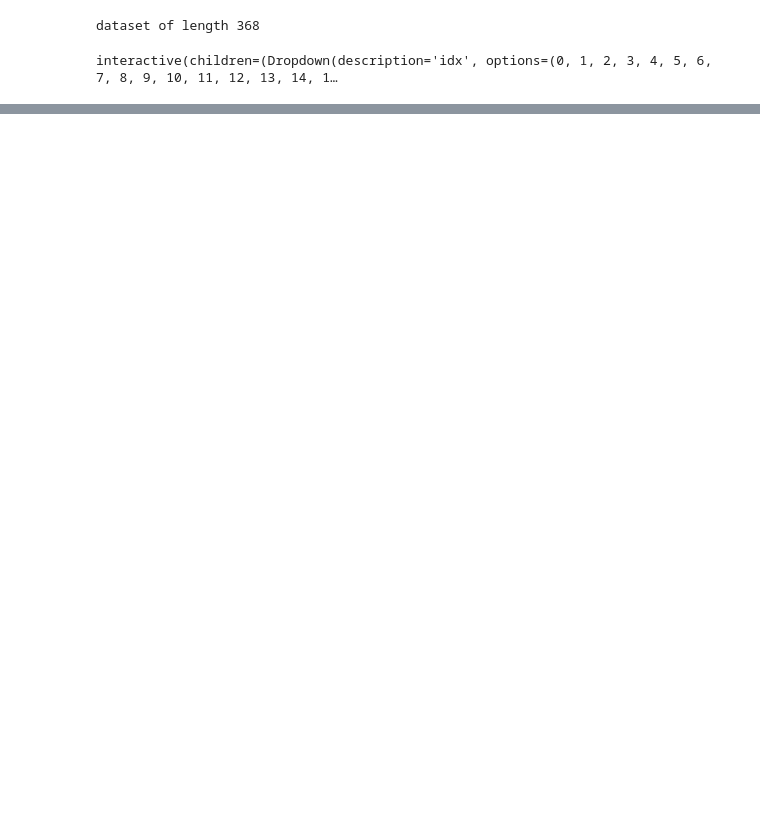
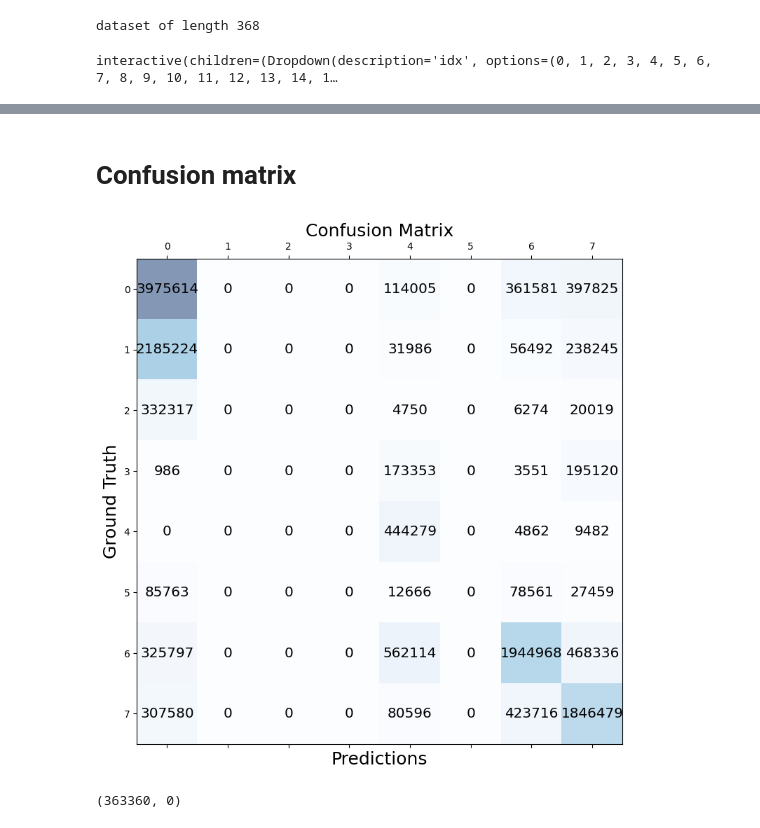
Before and after one commit to a-texier/IPEO-project-2022, a Jupyter notebook: RF-Project-IPEO-2022.ipynb, the cells around one changed output, grey strips where cells are left out. Drawn from its saved outputs; the diff is of its cells as text; code cells hidden in the pictures; blank space fills up the shorter version.

Commit message:
RF and CNN + matrix confusion

```diff
--- a/RF-Project-IPEO-2022.ipynb
+++ b/RF-Project-IPEO-2022.ipynb
@@ -713,6 +923,7 @@ def test(model, device, test_loader, criterion):
     accuracy_float = 0
     print(len(test_loader))
     test_pred = []
+    test_ground_truth =[]
     all_acc = []
     for data, target in test_loader:
         batch_size = len(data)
@@ -738,6 +949,7 @@ def test(model, device, test_loader, criterion):
         for i in range(batch_size):
             all_acc.append((predictions[i] == ground_truth[i]).mean())
             test_pred.append(predictions[i])
+            test_ground_truth.append(ground_truth[i])
 
     test_loss /= len(test_loader.dataset)
 
@@ -749,8 +961,8 @@ def test(model, device, test_loader, criterion):
             100.0 * accuracy_float / len(test_loader),
         )
     )
-    return test_loss, accuracy_float / len(test_loader.dataset),test_pred,all_acc
+    return test_loss, accuracy_float / len(test_loader.dataset),test_pred,test_ground_truth,all_acc
 # %%
 device = torch.device("cuda" if torch.cuda.is_available() else "cpu")
 criterion = torch.nn.functional.cross_entropy
-test_loss, test_acc,test_pred,all_acc = test(model, device, test_loader, criterion)
+test_loss, test_acc,test_pred,test_ground_truth,all_acc = test(model, device, test_loader, criterion)
@@ -857,0 +1027,27 @@ array([0., 1., 2., 3., 4., 5., 6., 7., 8.])
+# %% [markdown]
+# Confusion matrix
+# %%
+def plot_confusion_matrix(conf_matrix):
+    fig, ax = plt.subplots(figsize=(9, 9))
+    ax.matshow(conf_matrix, cmap=plt.cm.Blues, alpha=0.5)
+    for i in range(conf_matrix.shape[0]):
+        for j in range(conf_matrix.shape[1]):
+            ax.text(x=j, y=i,s=conf_matrix[i, j], va='center', ha='center', size='x-large')
+
+    plt.xlabel('Predictions', fontsize=18)
+    plt.ylabel('Ground Truth', fontsize=18)
+    plt.title('Confusion Matrix', fontsize=18)
+    plt.show()
+# %%
+from sklearn.metrics import accuracy_score, confusion_matrix
+all_gt_labels = np.array(test_ground_truth).flatten()
+all_predictions = np.array(test_pred).flatten()
+conf_matrix = confusion_matrix(all_gt_labels, all_predictions)
+# %%
+plot_confusion_matrix(conf_matrix)
+# %% [output]
+[figure, added]
+# %%
+len(np.where(all_gt_labels==2)[0]),len(np.where(all_predictions==3)[0])
+# %% [output]
+(363360, 0)
```
Also changed, not shown: parts of 32 cells of this notebook, 2 other files.
